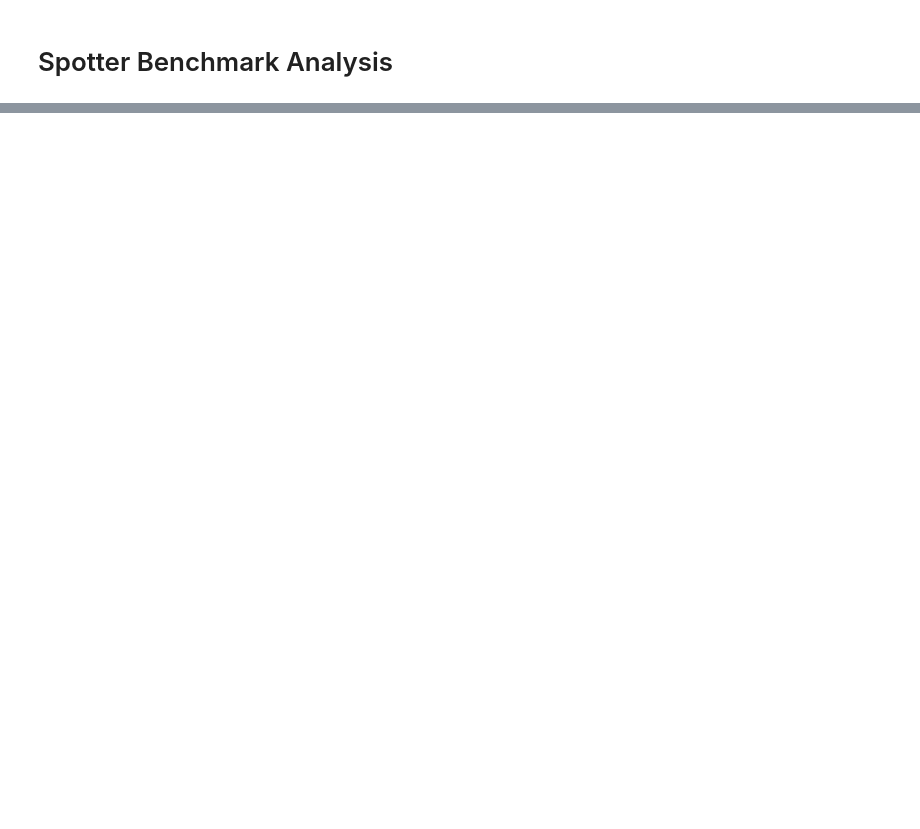
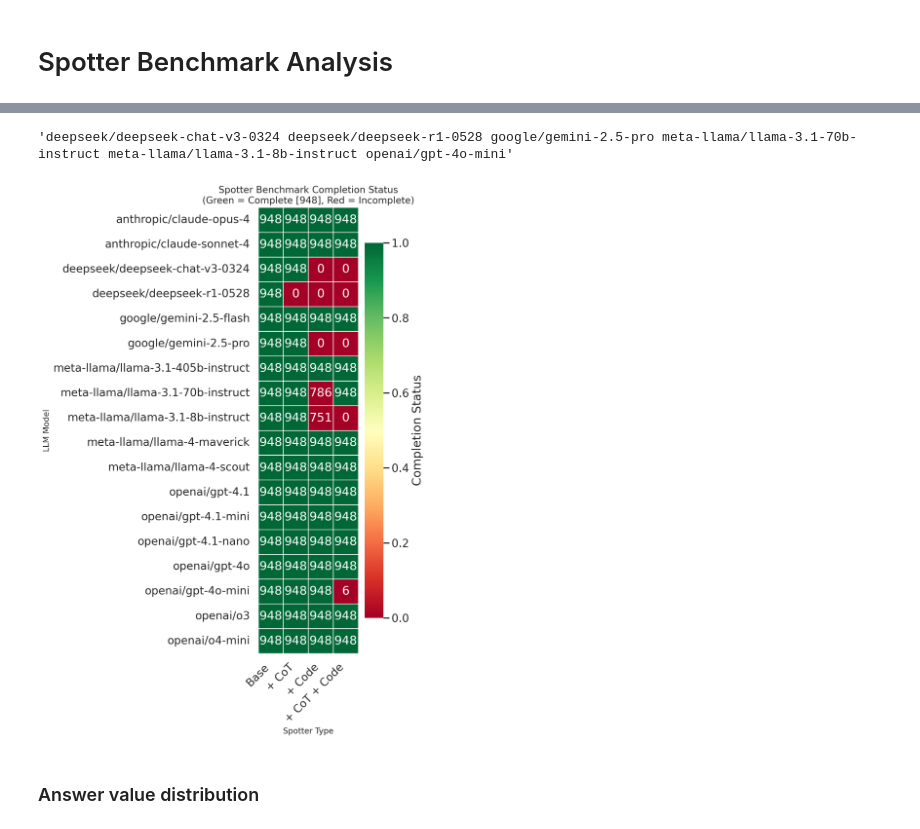
Before and after one commit to gabegrand/battleship, a Jupyter notebook: experiments/collaborative/spotter_analysis.ipynb, the cells around one changed output, grey strips where cells are left out. Drawn from its saved outputs; the diff is of its cells as text; code cells hidden in the pictures; blank space fills up the shorter version.

```diff
--- a/experiments/collaborative/spotter_analysis.ipynb
+++ b/experiments/collaborative/spotter_analysis.ipynb
@@ -28,3 +32,18 @@ sns.set_palette("Set2")
 # set seaborn style
 sns.set_style("white")
 sns.set_context("talk")
+# %%
+from matplotlib import font_manager
+
+# Set the default font to DejaVu Sans
+plt.rcParams['font.family'] = 'DejaVu Sans'
+
+# Print current font family settings
+print("Current Font Settings:")
+print("=" * 40)
+print(f"Default font family: {plt.rcParams['font.family']}")
+print(f"Sans-serif fonts: {plt.rcParams['font.sans-serif']}")
+print(f"Serif fonts: {plt.rcParams['font.serif']}")
+print(f"Monospace fonts: {plt.rcParams['font.monospace']}")
+print(f"Cursive fonts: {plt.rcParams['font.cursive']}")
+print(f"Fantasy fonts: {plt.rcParams['font.fantasy']}")
@@ -81,0 +176,37 @@ print(f"Human accuracy baseline: {human_accuracy_baseline:.2%}")
+# %%
+" ".join(filtered_count_df.reset_index().llm.unique().tolist())
+# %% [output]
+'deepseek/deepseek-chat-v3-0324 deepseek/deepseek-r1-0528 google/gemini-2.5-pro meta-llama/llama-3.1-70b-instruct meta-llama/llama-3.1-8b-instruct openai/gpt-4o-mini'
+# %%
+# Create a visualization of completion status
+count_df = df.groupby(["llm", "spotter_type_short"], observed=False).size().to_frame(name="count")
+
+# Create a pivot table for heatmap
+pivot_df = count_df.reset_index().pivot(index="llm", columns="spotter_type_short", values="count")
+
+# Create completion status (1 for complete, 0 for incomplete)
+completion_df = (pivot_df == 948).astype(int)
+
+# Create the heatmap
+plt.figure(figsize=(8, 12))
+sns.heatmap(
+    completion_df,
+    annot=pivot_df,  # Show actual counts as annotations
+    fmt='d',
+    cmap='RdYlGn',
+    cbar_kws={'label': 'Completion Status'},
+    linewidths=0.5,
+    linecolor='white'
+)
+
+plt.title('Spotter Benchmark Completion Status\n(Green = Complete [948], Red = Incomplete)', fontsize=14)
+plt.xlabel('Spotter Type', fontsize=12)
+plt.ylabel('LLM Model', fontsize=12)
+plt.xticks(rotation=45, ha='right')
+plt.yticks(rotation=0)
+plt.tight_layout()
+plt.show()
+# %% [output]
+[figure, added]
+# %% [markdown]
+### Answer value distribution
```
Also changed, not shown: parts of 23 cells of this notebook.
